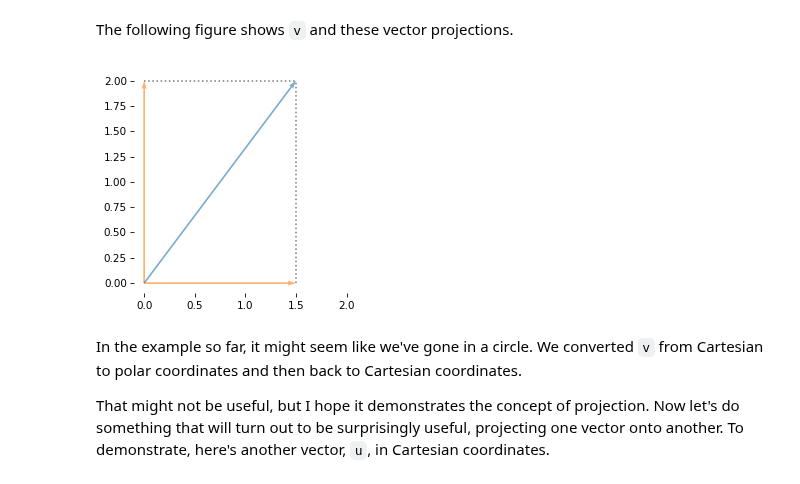
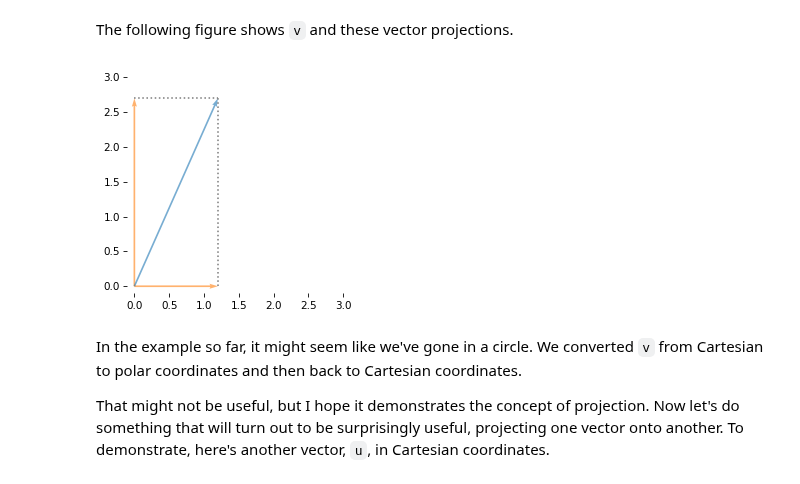
Before and after one commit to AllenDowney/ThinkLinearAlgebra, a Jupyter notebook: soln/dot.ipynb, the cells around one changed output. Saved outputs shown, nothing was run; the diff lists cells and outputs as text; code cells hidden in the pictures.

```diff
--- a/soln/dot.ipynb
+++ b/soln/dot.ipynb
@@ -36,6 +36,7 @@ set_precision(4)
 
 Let's start with a two-dimensional vector, `v`.
 # %%
-v = np.array([1.5, 2])
+x, y = 1.2, 2.7
+v = np.array([x, y])
 v
 # %% [output]
@@ -44,7 +45,8 @@ array([1.5, 2. ])
 Here's the graphical representation of this vector as an arrow with its tail at the origin and its head at the point $(1.5, 2)$ in Cartesian coordinates.
 # %%
 plot_vectors(v)
-plt.plot([0, 1.5, 1.5], [0, 0, 2], ':', color='gray')
-decorate(aspect='equal', xlim=[-0.1, 2.1], ylim=[-0.1, 2.1])
+plt.plot([0, x, x], [0, 0, y], ':', color='gray')
+lim = [-0.1, 3.1]
+decorate(aspect='equal', xlim=lim, ylim=lim)
 remove_spines()
 # %% [output]
@@ -141,15 +143,14 @@ The following figure shows `v` and these vector projections.
 # %%
 from utils import plot_rejection, remove_spines
 
 plot_vectors([vector_proj_x, vector_proj_y], color='C1')
-# plot_vectors([x_hat, y_hat], color='C4', alpha=0.9)
 plot_vectors(v)
 plot_rejection(v, x_hat)
 plot_rejection(v, y_hat)
-decorate(aspect='equal', xlim=[-0.1, 2.1], ylim=[-0.1, 2.1])
+decorate(aspect='equal', xlim=lim, ylim=lim)
 remove_spines()
 # %% [output]
-[figure, old version]
+[figure, new version]
 # %% [markdown]
 In the example so far, it might seem like we've gone in a circle.
 We converted `v` from Cartesian to polar coordinates and then back to Cartesian coordinates.
```
Also changed, not shown: parts of 130 cells of this notebook.
